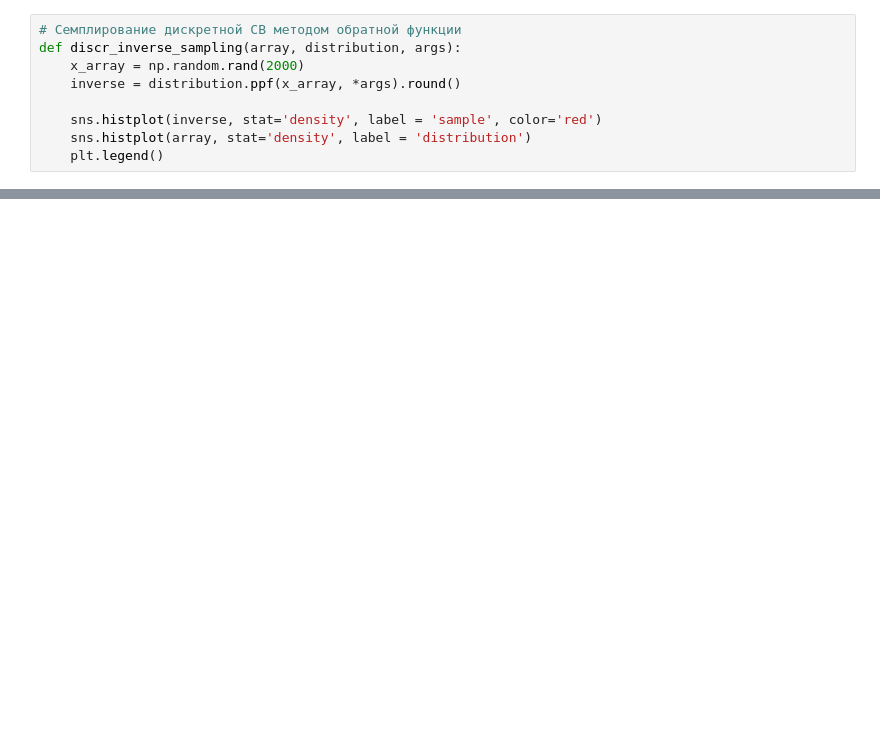
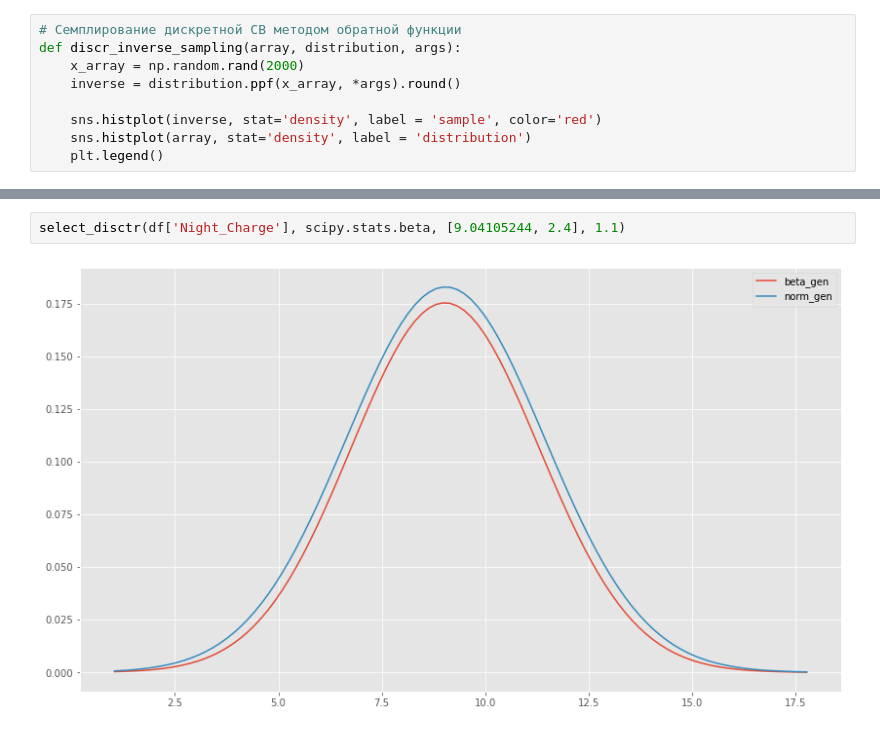
Before and after one commit to barbak11/MOMO, a Jupyter notebook: Lab1_one-dimensional random variable/Lab1_MOMO.ipynb, the cells around one changed output, grey strips where cells are left out. Saved outputs shown, nothing was run; the diff lists cells and outputs as text; blank space fills up the shorter version.

```diff
--- a/Lab1_one-dimensional random variable/Lab1_MOMO.ipynb
+++ b/Lab1_one-dimensional random variable/Lab1_MOMO.ipynb
@@ -495,0 +500,4 @@ discr_rvs_sampling(df['CustServ_Calls'], scipy.stats.poisson, CustServ_Calls_poi
+# %%
+select_disctr(df['Night_Charge'], scipy.stats.beta, [9.04105244, 2.4], 1.1)
+# %% [output]
+[figure, added]
```
Also changed, not shown: parts of 22 cells of this notebook, 3 other files.
